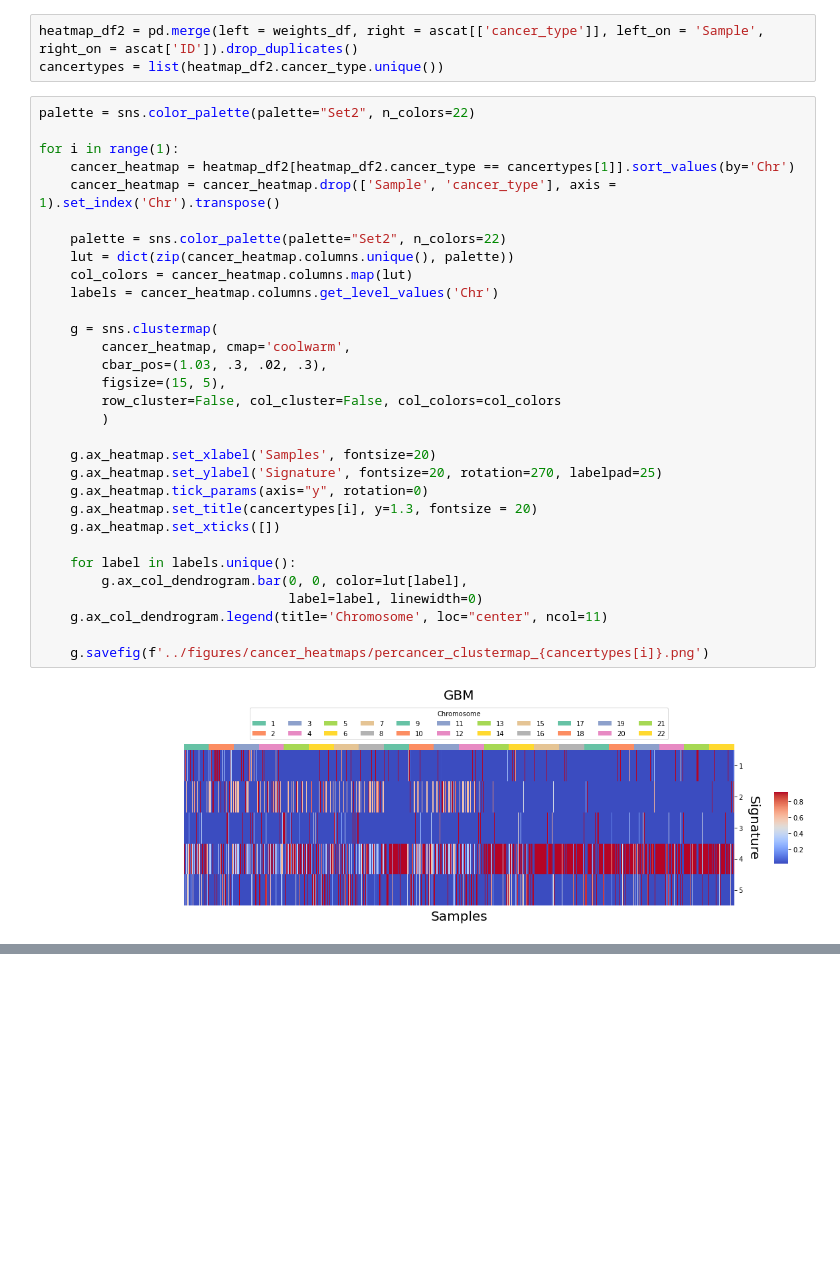
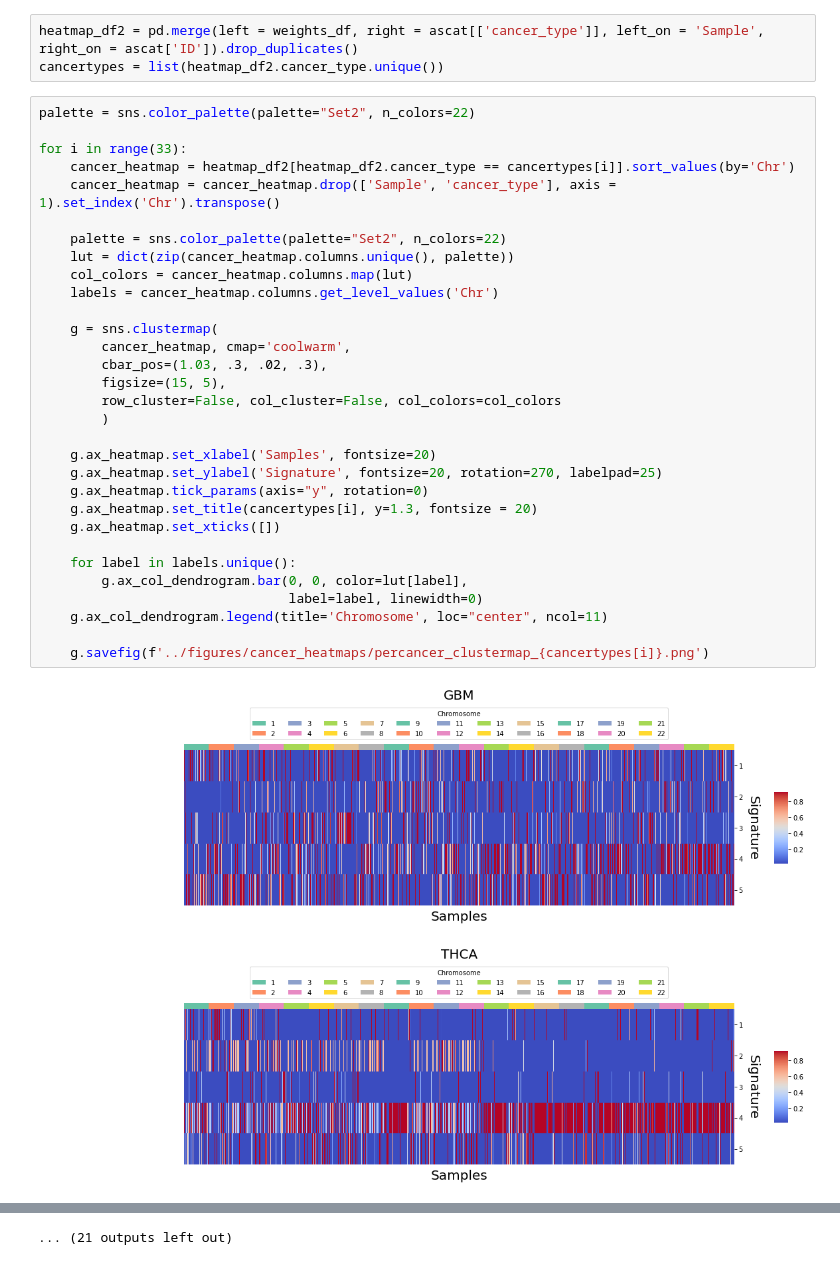
Before and after one commit to janneah/cns, a Jupyter notebook: notebooks/resultVis.ipynb, the cells around one changed output, grey strips where cells are left out. Cells and saved outputs as stored; diff of their text form; blank space fills up the shorter version.

Commit message:
Sorted heatmaps

```diff
--- a/notebooks/resultVis.ipynb
+++ b/notebooks/resultVis.ipynb
@@ -634,33 +634,34 @@ cancertypes = list(heatmap_df2.cancer_type.unique())
 # %%
 palette = sns.color_palette(palette="Set2", n_colors=22)
 
-for i in range(1):
-    cancer_heatmap = heatmap_df2[heatmap_df2.cancer_type == cancertypes[1]].sort_values(by='Chr')
+for i in range(33):
+    cancer_heatmap = heatmap_df2[heatmap_df2.cancer_type == cancertypes[i]].sort_values(by='Chr')
     cancer_heatmap = cancer_heatmap.drop(['Sample', 'cancer_type'], axis = 1).set_index('Chr').transpose()
 
     palette = sns.color_palette(palette="Set2", n_colors=22)
     lut = dict(zip(cancer_heatmap.columns.unique(), palette))
     col_colors = cancer_heatmap.columns.map(lut)
     labels = cancer_heatmap.columns.get_level_values('Chr')
 
     g = sns.clustermap(
         cancer_heatmap, cmap='coolwarm',
         cbar_pos=(1.03, .3, .02, .3),
         figsize=(15, 5),
         row_cluster=False, col_cluster=False, col_colors=col_colors
         )
 
     g.ax_heatmap.set_xlabel('Samples', fontsize=20)
     g.ax_heatmap.set_ylabel('Signature', fontsize=20, rotation=270, labelpad=25)
     g.ax_heatmap.tick_params(axis="y", rotation=0)
     g.ax_heatmap.set_title(cancertypes[i], y=1.3, fontsize = 20)
     g.ax_heatmap.set_xticks([])
 
     for label in labels.unique():
         g.ax_col_dendrogram.bar(0, 0, color=lut[label],
                                 label=label, linewidth=0)
     g.ax_col_dendrogram.legend(title='Chromosome', loc="center", ncol=11)
 
     g.savefig(f'../figures/cancer_heatmaps/percancer_clustermap_{cancertypes[i]}.png')
 # %% [output]
-[figure, old version]
+[figure, new version]
+[figure, added]
@@ -666,0 +678 @@ for i in range(1):
+... (21 outputs left out)
```
Also changed, not shown: parts of 1 cell of this notebook, 33 other files.
